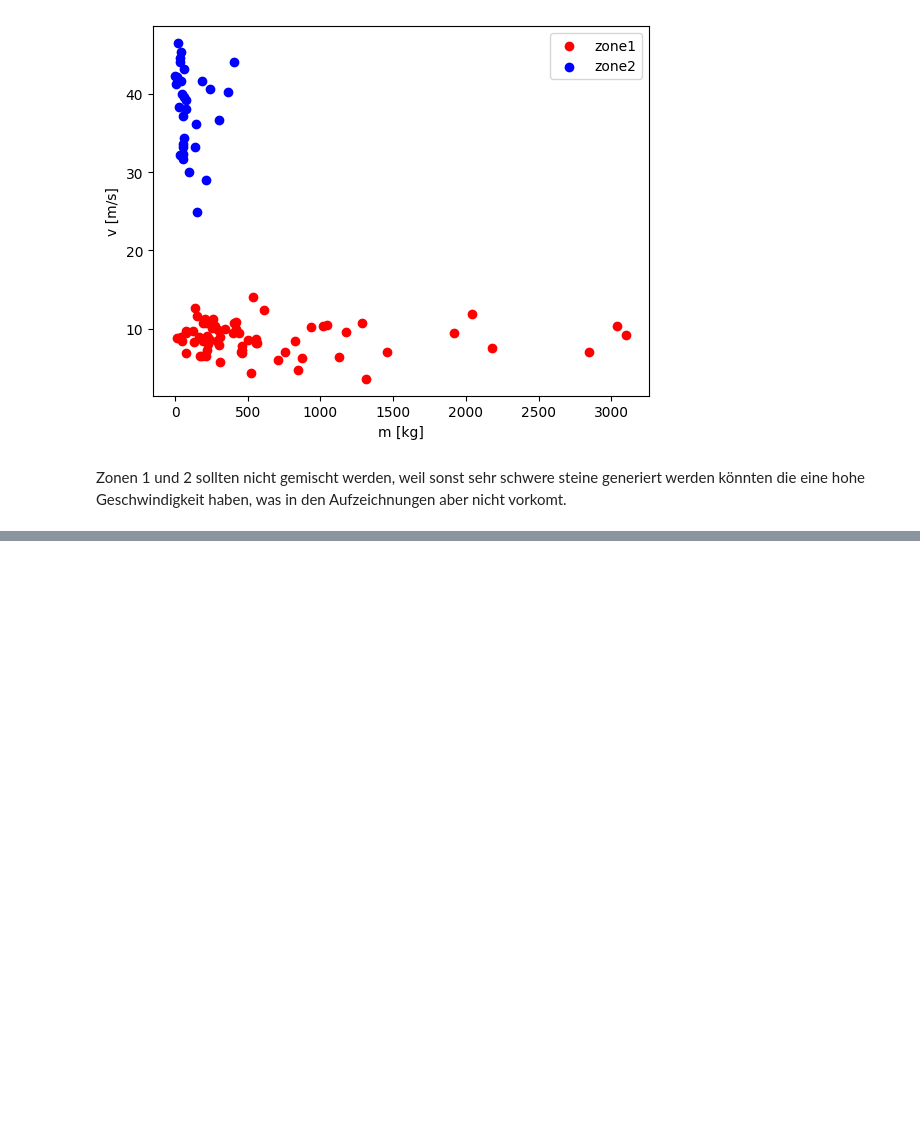
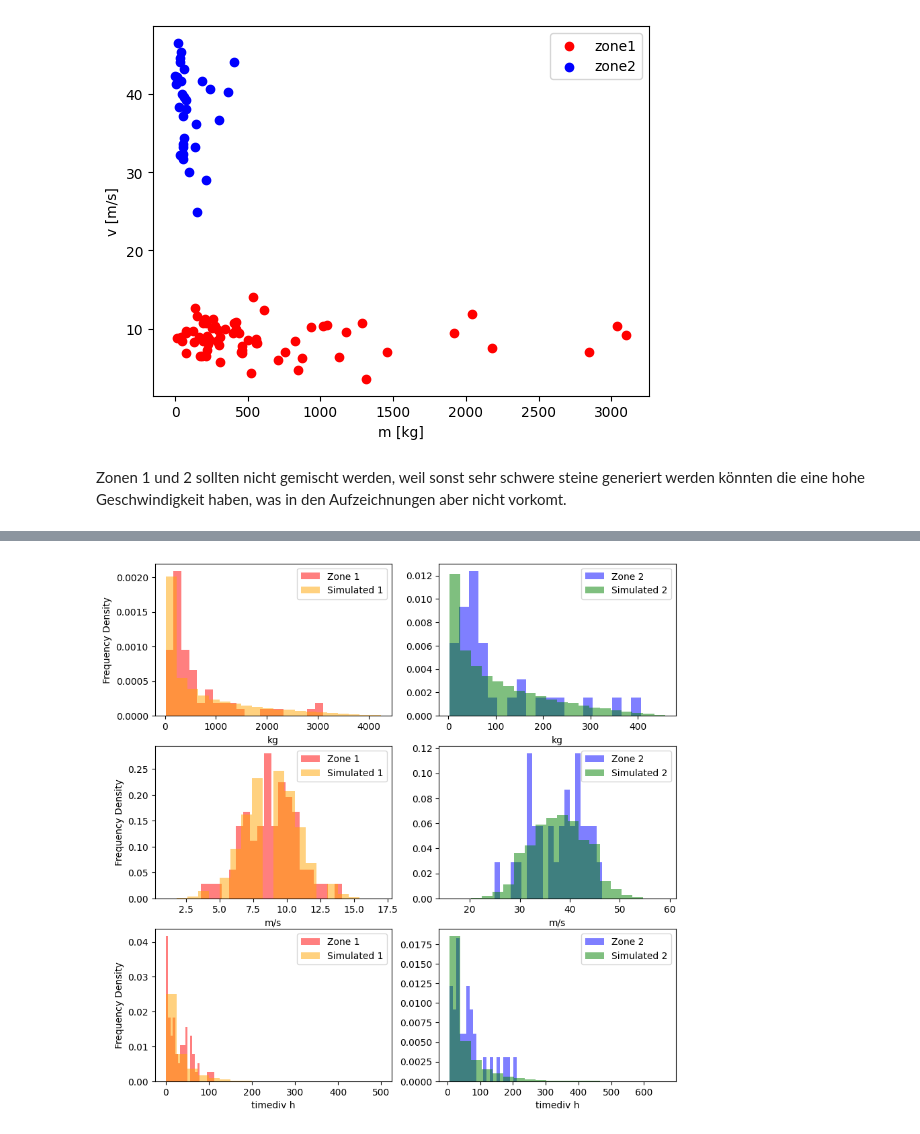
Before and after one commit to staldenhoefler/Steinschlag, a Jupyter notebook: steinschlag.ipynb, the cells around one changed output, grey strips where cells are left out. Cells and saved outputs as stored; diff of their text form; code cells hidden in the pictures; blank space fills up the shorter version.

```diff
--- a/steinschlag.ipynb
+++ b/steinschlag.ipynb
@@ -379,0 +395,7 @@ simulated2 = generate_simulated_data(zone2, 1)
+# %%
+# Generate simulated dataframes
+simulated1 = generate_simulated_data(zone1)
+simulated1['zone'] = 1
+simulated2 = generate_simulated_data(zone2)
+simulated2['zone'] = 2
+simulated1.describe()
@@ -388,0 +442,43 @@ print(df)
+# %%
+# Plot the histograms for 'kg', 'm/s', and 'timediv h'
+fig, ((ax1, ax2), (ax3, ax4), (ax5, ax6)) = plt.subplots(3, 2, figsize=(10, 10))
+
+# Histogram for 'kg'
+ax1.hist(zone1['kg'], bins=20, color='red', alpha=0.5, label='Zone 1', density=True)
+ax1.hist(simulated1['kg'], bins=20, color='orange', alpha=0.5, label='Simulated 1', density=True)
+ax2.hist(zone2['kg'], bins=20, color='blue', alpha=0.5, label='Zone 2', density=True)
+ax2.hist(simulated2['kg'], bins=20, color='green', alpha=0.5, label='Simulated 2', density=True)
+
+ax1.set_xlabel('kg')
+ax1.set_ylabel('Frequency Density')
+ax1.legend()
+ax2.set_xlabel('kg')
+ax2.legend()
+
+# Histogram for 'm/s'
+ax3.hist(zone1['m/s'], bins=20, color='red', alpha=0.5, label='Zone 1', density=True)
+ax3.hist(simulated1['m/s'], bins=20, color='orange', alpha=0.5, label='Simulated 1', density=True)
+ax4.hist(zone2['m/s'], bins=20, color='blue', alpha=0.5, label='Zone 2', density=True)
+ax4.hist(simulated2['m/s'], bins=20, color='green', alpha=0.5, label='Simulated 2', density=True)
+
+ax3.set_xlabel('m/s')
+ax3.set_ylabel('Frequency Density')
+ax3.legend()
+ax4.set_xlabel('m/s')
+ax4.legend()
+
+# Histogram for 'timediv h'
+ax5.hist(zone1['timediv h'], bins=20, color='red', alpha=0.5, label='Zone 1', density=True)
+ax5.hist(simulated1['timediv h'], bins=20, color='orange', alpha=0.5, label='Simulated 1', density=True)
+ax6.hist(zone2['timediv h'], bins=20, color='blue', alpha=0.5, label='Zone 2', density=True)
+ax6.hist(simulated2['timediv h'], bins=20, color='green', alpha=0.5, label='Simulated 2', density=True)
+
+ax5.set_xlabel('timediv h')
+ax5.set_ylabel('Frequency Density')
+ax5.legend()
+ax6.set_xlabel('timediv h')
+ax6.legend()
+
+plt.show()
+# %% [output]
+[figure, added]
```
Also changed, not shown: parts of 29 cells of this notebook.
